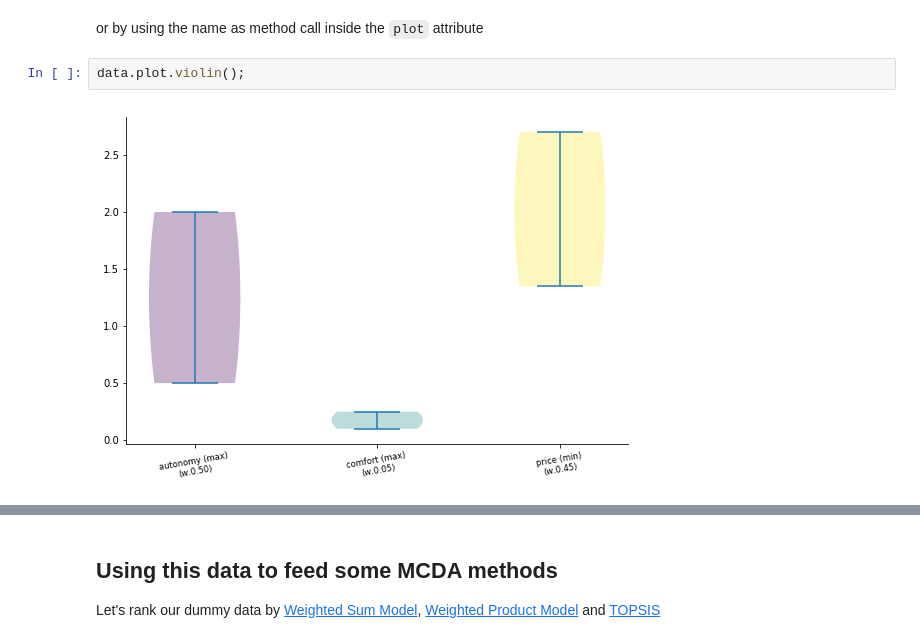
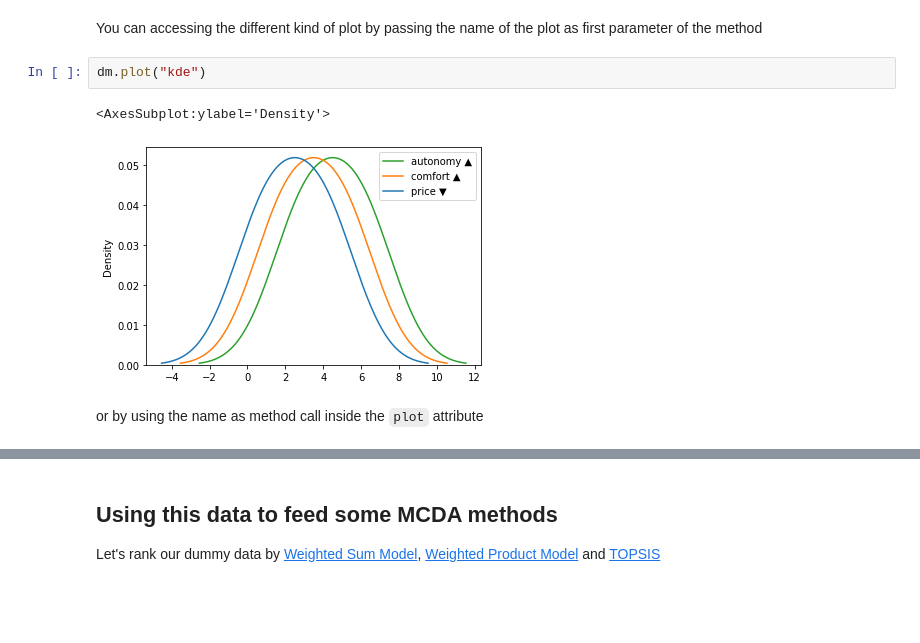
Before and after one commit to quatrope/scikit-criteria, a Jupyter notebook: docs/source/tutorial/quickstart.ipynb, the cells around one changed output, grey strips where cells are left out. Drawn from its saved outputs; the diff is of its cells as text; blank space fills up the shorter version.

```diff
--- a/docs/source/tutorial/quickstart.ipynb
+++ b/docs/source/tutorial/quickstart.ipynb
@@ -142,6 +167,9 @@ data.plot("box");
+# %% [markdown]
+You can accessing the different kind of plot by passing the name of the plot as first parameter of the method
+# %%
+dm.plot("kde")
+# %% [output]
+<AxesSubplot:ylabel='Density'>
+[figure, added]
 # %% [markdown]
 or by using the name as method call inside the `plot` attribute
-# %%
-data.plot.violin();
-# %% [output]
-[figure, removed]
```
Also changed, not shown: parts of 67 cells of this notebook, 2 other files.
